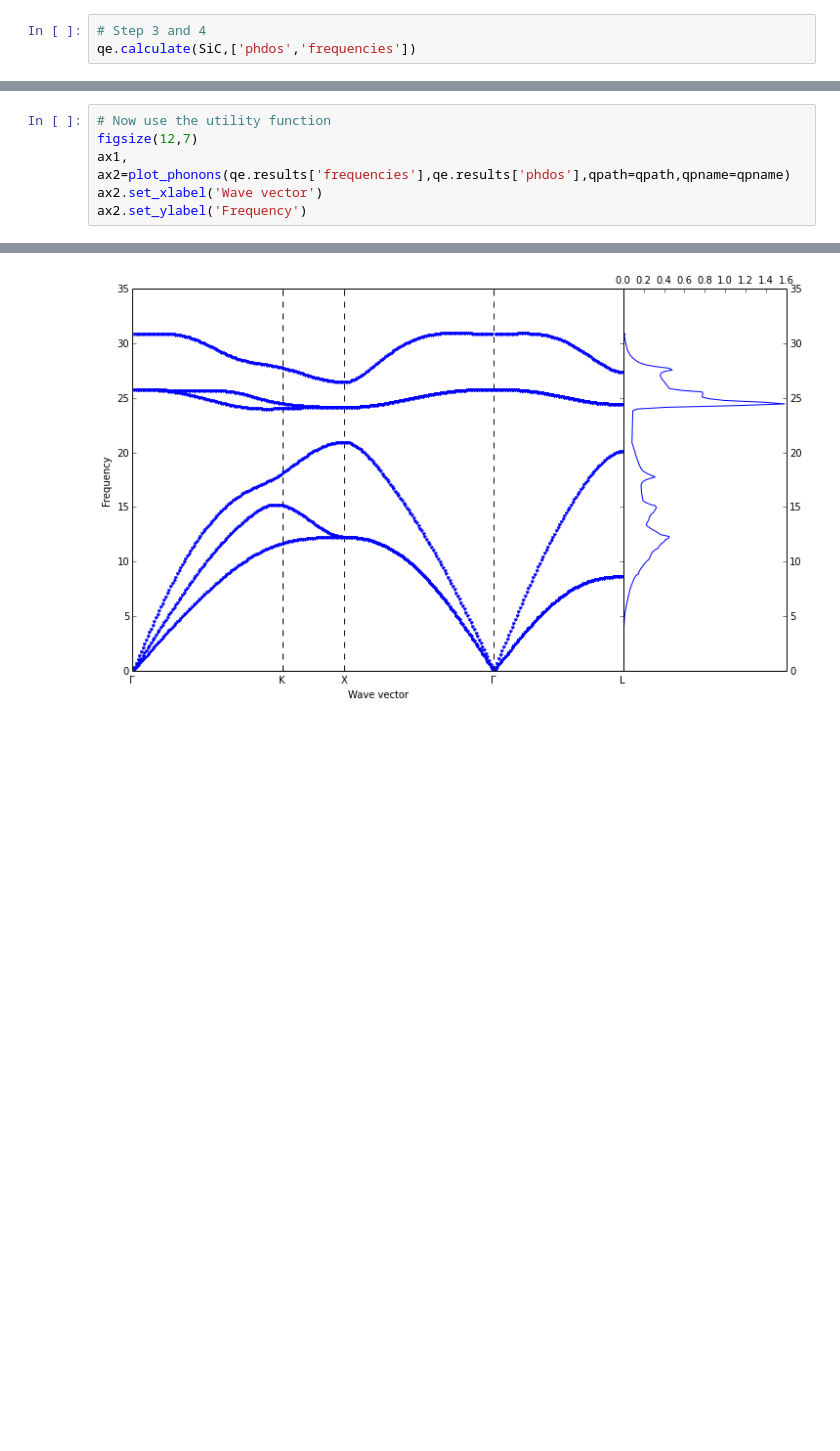
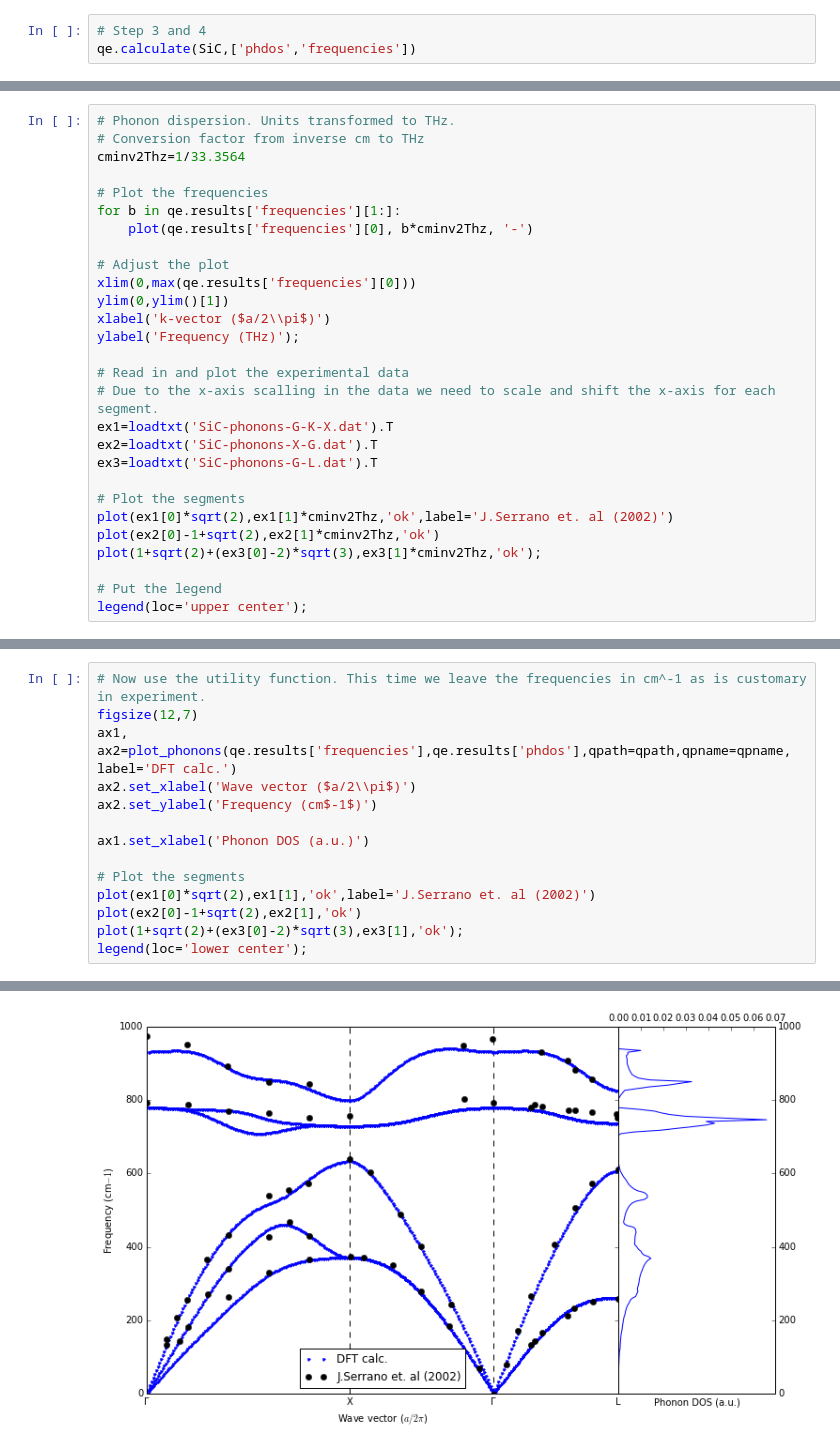
Before and after one commit to jochym/qe-doc, a Jupyter notebook: Lattice dynamics.ipynb, the cells around one changed output, grey strips where cells are left out. Saved outputs shown, nothing was run; the diff lists cells and outputs as text; blank space fills up the shorter version.

Commit message:
Finishing up. Units. Remote exec clean-up.

```diff
--- a/Lattice dynamics.ipynb
+++ b/Lattice dynamics.ipynb
@@ -144,0 +149,28 @@ ylabel('Energy ()');
+# %%
+# Phonon dispersion. Units transformed to THz.
+# Conversion factor from inverse cm to THz
+cminv2Thz=1/33.3564
+
+# Plot the frequencies
+for b in qe.results['frequencies'][1:]:
+    plot(qe.results['frequencies'][0], b*cminv2Thz, '-')
+
+# Adjust the plot
+xlim(0,max(qe.results['frequencies'][0]))
+ylim(0,ylim()[1])
+xlabel('k-vector ($a/2\\pi$)')
+ylabel('Frequency (THz)');
+
+# Read in and plot the experimental data
+# Due to the x-axis scalling in the data we need to scale and shift the x-axis for each segment.
+ex1=loadtxt('SiC-phonons-G-K-X.dat').T
+ex2=loadtxt('SiC-phonons-X-G.dat').T
+ex3=loadtxt('SiC-phonons-G-L.dat').T
+
+# Plot the segments
+plot(ex1[0]*sqrt(2),ex1[1]*cminv2Thz,'ok',label='J.Serrano et. al (2002)')
+plot(ex2[0]-1+sqrt(2),ex2[1]*cminv2Thz,'ok')
+plot(1+sqrt(2)+(ex3[0]-2)*sqrt(3),ex3[1]*cminv2Thz,'ok');
+
+# Put the legend
+legend(loc='upper center');
@@ -147,7 +181,15 @@ The utility function provides many hooks for customisation of the plot and retur
 # %%
-# Now use the utility function
+# Now use the utility function. This time we leave the frequencies in cm^-1 as is customary in experiment.
 figsize(12,7)
-ax1, ax2=plot_phonons(qe.results['frequencies'],qe.results['phdos'],qpath=qpath,qpname=qpname)
-ax2.set_xlabel('Wave vector')
-ax2.set_ylabel('Frequency')
+ax1, ax2=plot_phonons(qe.results['frequencies'],qe.results['phdos'],qpath=qpath,qpname=qpname, label='DFT calc.')
+ax2.set_xlabel('Wave vector ($a/2\\pi$)')
+ax2.set_ylabel('Frequency (cm$-1$)')
+
+ax1.set_xlabel('Phonon DOS (a.u.)')
+
+# Plot the segments
+plot(ex1[0]*sqrt(2),ex1[1],'ok',label='J.Serrano et. al (2002)')
+plot(ex2[0]-1+sqrt(2),ex2[1],'ok')
+plot(1+sqrt(2)+(ex3[0]-2)*sqrt(3),ex3[1],'ok');
+legend(loc='lower center');
 # %% [output]
@@ -155 +196 @@ ax2.set_ylabel('Frequency')
-[figure, old version]
+[figure, new version]
```
Also changed, not shown: parts of 15 cells of this notebook.
